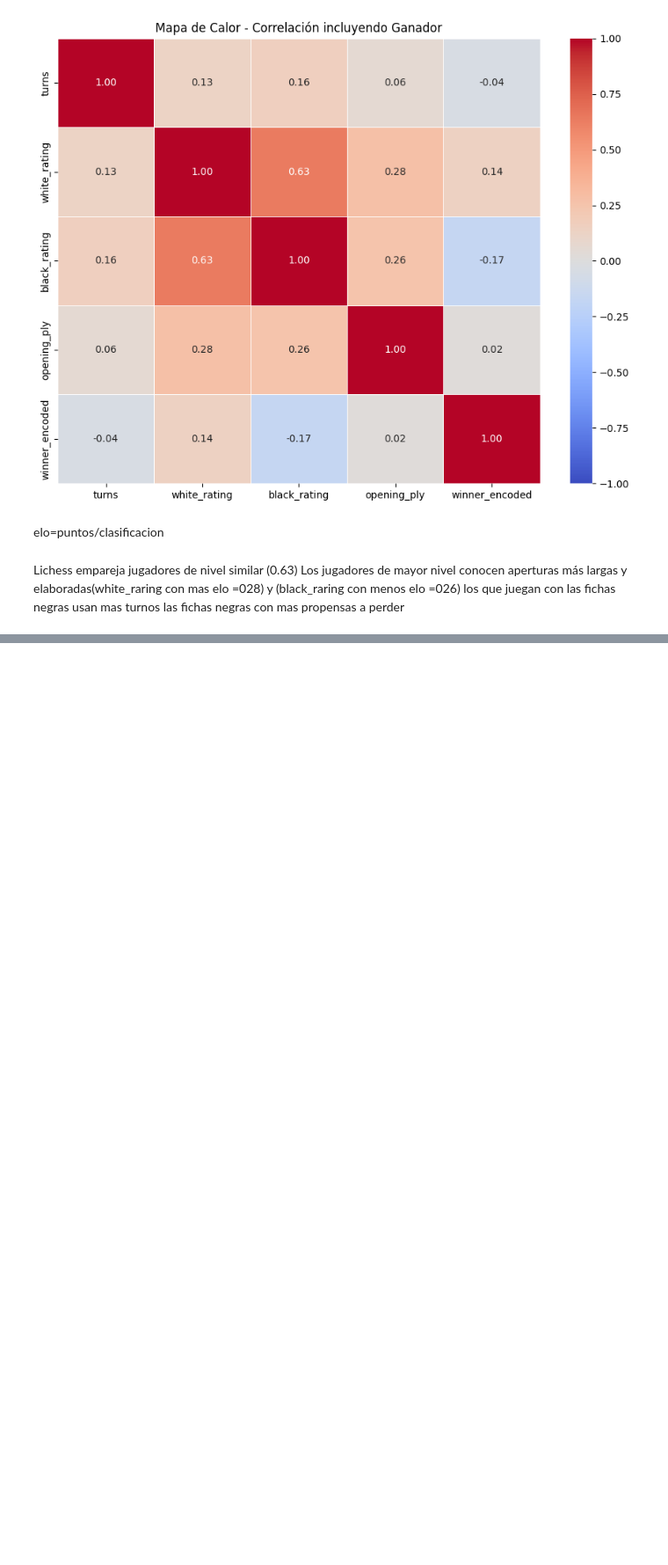
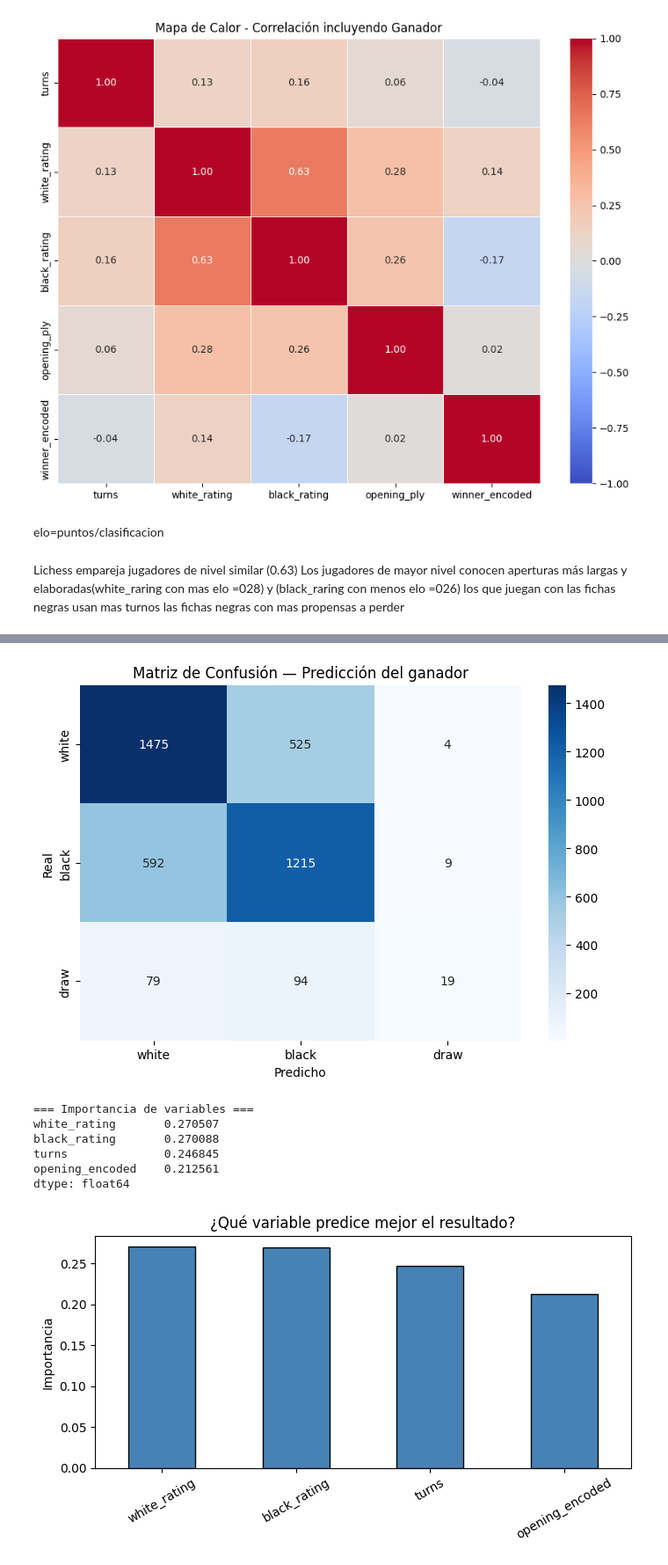
Before and after one commit to yisuznazi/juegosAjedrez, a Jupyter notebook: ajedrez.ipynb, the cells around one changed output, grey strips where cells are left out. Shown at 88% size. Cells and saved outputs as stored; diff of their text form; code cells hidden in the pictures; blank space fills up the shorter version.

```diff
--- a/ajedrez.ipynb
+++ b/ajedrez.ipynb
@@ -390,0 +524,68 @@ las fichas negras con mas propensas a perder
+# %%
+
+
+# ── Preparar datos ──────────────────────────────────────────
+# Codificar opening_name como número
+le = LabelEncoder()
+df['opening_encoded'] = le.fit_transform(df['opening_name'])
+
+# Features y target
+X = df[['white_rating', 'black_rating', 'opening_encoded', 'turns']]
+y = df['winner']
+
+# Eliminar filas con nulos
+X = X.dropna()
+y = y[X.index]
+
+# División entrenamiento / prueba
+X_train, X_test, y_train, y_test = train_test_split(
+    X, y, test_size=0.2, random_state=42
+)
+
+print(f"Entrenamiento: {len(X_train)} partidas")
+print(f"Prueba:        {len(X_test)} partidas")
+
+# ── Modelo ──────────────────────────────────────────────────
+modelo = RandomForestClassifier(n_estimators=100, random_state=42)
+modelo.fit(X_train, y_train)
+
+# ── Evaluación ──────────────────────────────────────────────
+y_pred = modelo.predict(X_test)
+
+print("\n=== Reporte de clasificación ===")
+print(classification_report(y_test, y_pred))
+
+# ── Matriz de confusión ─────────────────────────────────────
+cm = confusion_matrix(y_test, y_pred, labels=['white', 'black', 'draw'])
+
+plt.figure(figsize=(7, 5))
+sns.heatmap(
+    cm,
+    annot=True,
+    fmt='d',
+    cmap='Blues',
+    xticklabels=['white', 'black', 'draw'],
+    yticklabels=['white', 'black', 'draw']
+)
+plt.title("Matriz de Confusión — Predicción del ganador")
+plt.ylabel("Real")
+plt.xlabel("Predicho")
+plt.tight_layout()
+plt.show()
+
+# ── Importancia de variables ─────────────────────────────────
+importancias = pd.Series(
+    modelo.feature_importances_,
+    index=['white_rating', 'black_rating', 'opening_encoded', 'turns']
+).sort_values(ascending=False)
+
+print("\n=== Importancia de variables ===")
+print(importancias)
+
+importancias.plot(kind='bar', color='steelblue', edgecolor='black', figsize=(7, 4))
+plt.title("¿Qué variable predice mejor el resultado?")
+plt.ylabel("Importancia")
+plt.xticks(rotation=30)
+plt.tight_layout()
+plt.show()
+# %% [output]
@@ -390,0 +605,8 @@ las fichas negras con mas propensas a perder
+[figure, added]
+=== Importancia de variables ===
+white_rating       0.270507
+black_rating       0.270088
+turns              0.246845
+opening_encoded    0.212561
+dtype: float64
+[figure, added]
```
Also changed, not shown: parts of 10 cells of this notebook.
